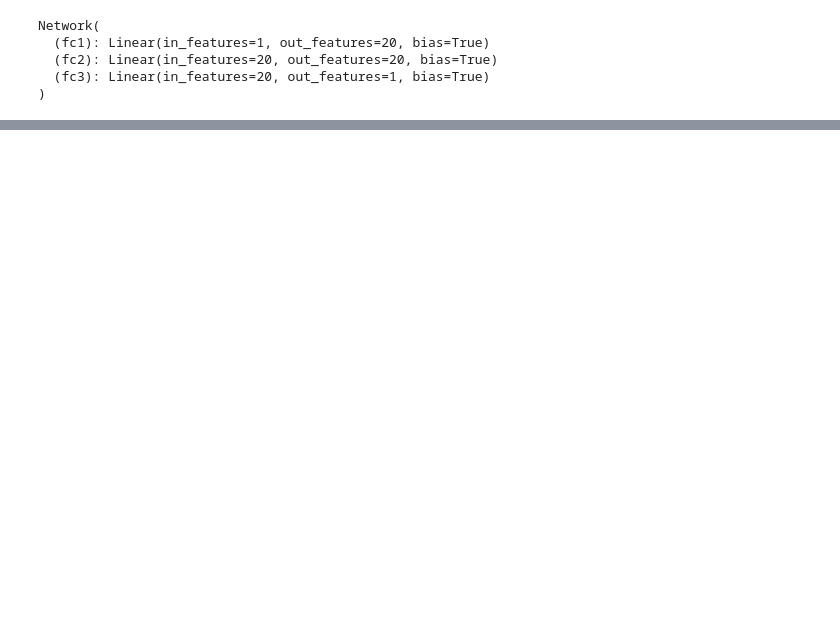
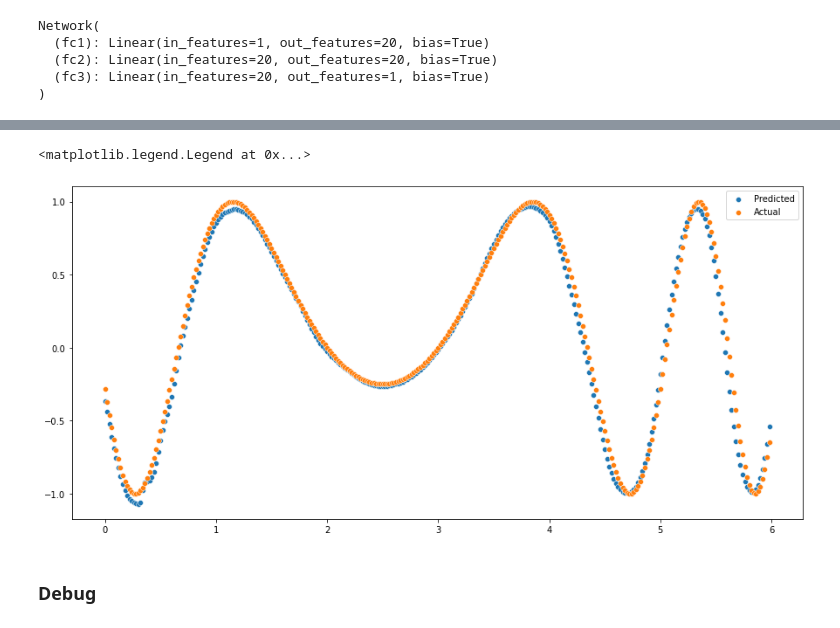
Before and after one commit to msuvorov7/neuroinformatics, a Jupyter notebook: lab3/multilayerNN.ipynb, the cells around one changed output, grey strips where cells are left out. Drawn from its saved outputs; the diff is of its cells as text; code cells hidden in the pictures; blank space fills up the shorter version.

```diff
--- a/lab3/multilayerNN.ipynb
+++ b/lab3/multilayerNN.ipynb
@@ -403,0 +397,3 @@ mean_squared_error(FX, res)
+# %%
+net = Network()
+print(net)
@@ -403,0 +408,3 @@ mean_squared_error(FX, res)
+# %%
+train(net, optimizer, criterion, 'mse',
+      train_loader, test_loader, epochs=10000, log_step=100)
@@ -403,0 +429,15 @@ mean_squared_error(FX, res)
+# %%
+res = []
+for i in t:
+    output = net(torch.tensor([i]).float())
+    res.append(output.data.detach().numpy()[0])
+# %%
+plt.figure(figsize=(15,7))
+sns.scatterplot(x=t, y=res, label='Predicted')
+sns.scatterplot(x=t, y=FX, label='Actual')
+plt.legend()
+# %% [output]
+<matplotlib.legend.Legend at 0x...>
+[figure, added]
+# %% [markdown]
+### Debug
```
Also changed, not shown: parts of 25 cells of this notebook.
